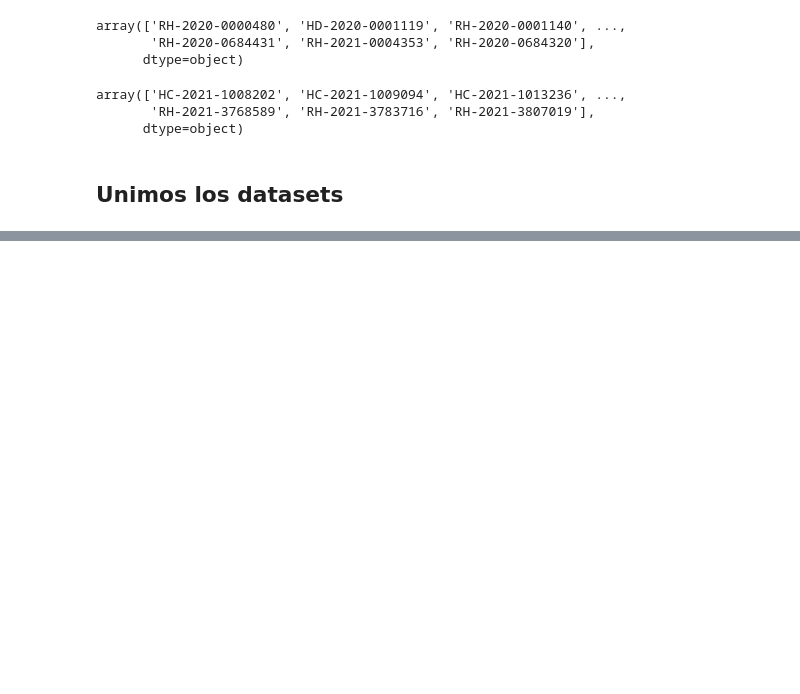
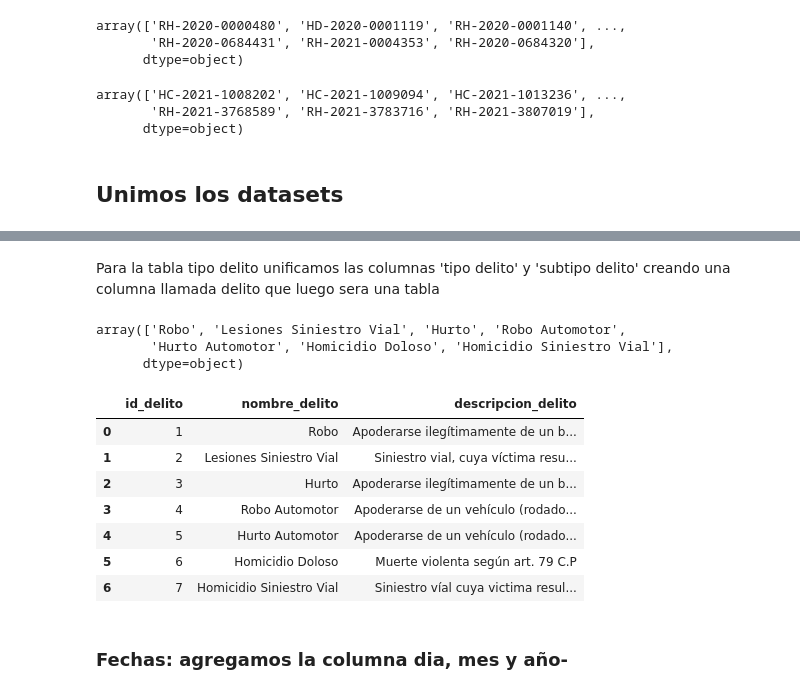
Before and after one commit to NicoBierti/crime_buenos_aires, a Jupyter notebook: data_delitos.ipynb, the cells around one changed output, grey strips where cells are left out. Saved outputs shown, nothing was run; the diff lists cells and outputs as text; code cells hidden in the pictures; blank space fills up the shorter version.

```diff
--- a/data_delitos.ipynb
+++ b/data_delitos.ipynb
@@ -381,0 +486,2 @@ array(['Parque Avellaneda', 'Palermo', 'Parque Patricios', 'Caballito',
+# %% [markdown]
+Para la tabla tipo delito unificamos las columnas 'tipo delito' y 'subtipo delito' creando una columna llamada delito que luego sera una tabla
@@ -382,2 +498,32 @@ array(['Parque Avellaneda', 'Palermo', 'Parque Patricios', 'Caballito',
+# %%
+df['delito'].unique()
+# %% [output]
+array(['Robo', 'Lesiones Siniestro Vial', 'Hurto', 'Robo Automotor',
+       'Hurto Automotor', 'Homicidio Doloso', 'Homicidio Siniestro Vial'],
+      dtype=object)
+# %%
+delitos = pd.DataFrame(data={'id_delito':np.arange(1,8),
+                             'nombre_delito':['Robo', 'Lesiones Siniestro Vial', 'Hurto', 'Robo Automotor',
+                             'Hurto Automotor', 'Homicidio Doloso', 'Homicidio Siniestro Vial'],
+                             'descripcion_delito':['Apoderarse ilegítimamente de un bien ajeno, a través de la fuerza en las cosas o violencia en las personas',
+                                                    'Siniestro vial, cuya víctima resulta en lesiones (y no resulte fallecida en el acto o hasta 30 días después del hecho)',
+                                                    'Apoderarse ilegítimamente de un bien ajeno, sin el uso de fuerza en las cosas o violencia en las personas',
+                                                    'Apoderarse de un vehículo (rodado) completo, con motor y 4 o más ruedas; a través de la fuerza en las cosas o violencia en las personas',
+                                                    'Apoderarse de un vehículo (rodado) completo, con motor y 4 o más ruedas; sin el uso de fuerza en las cosas o violencia en las personas',
+                                                    'Muerte violenta según art. 79 C.P',
+                                                    'Siniestro víal cuya victima resulta en fallecimiento (en el acto o hasta 30 días después del hecho)']})
+# %%
+delitos
+# %% [output]
+|  | id_delito | nombre_delito | descripcion_delito |
+| 0 | 1 | Robo | Apoderarse ilegítimamente de un b... |
+| 1 | 2 | Lesiones Siniestro Vial | Siniestro vial, cuya víctima resu... |
+| 2 | 3 | Hurto | Apoderarse ilegítimamente de un b... |
+| 3 | 4 | Robo Automotor | Apoderarse de un vehículo (rodado... |
+| 4 | 5 | Hurto Automotor | Apoderarse de un vehículo (rodado... |
+| 5 | 6 | Homicidio Doloso | Muerte violenta según art. 79 C.P |
+| 6 | 7 | Homicidio Siniestro Vial | Siniestro víal cuya victima resul... |
+# %% [markdown]
+### Fechas: agregamos la columna dia, mes y año-
 # %%
 df['fecha'] = pd.to_datetime(df['fecha'], format='%Y-%m-%d')
```
Also changed, not shown: parts of 31 cells of this notebook.
